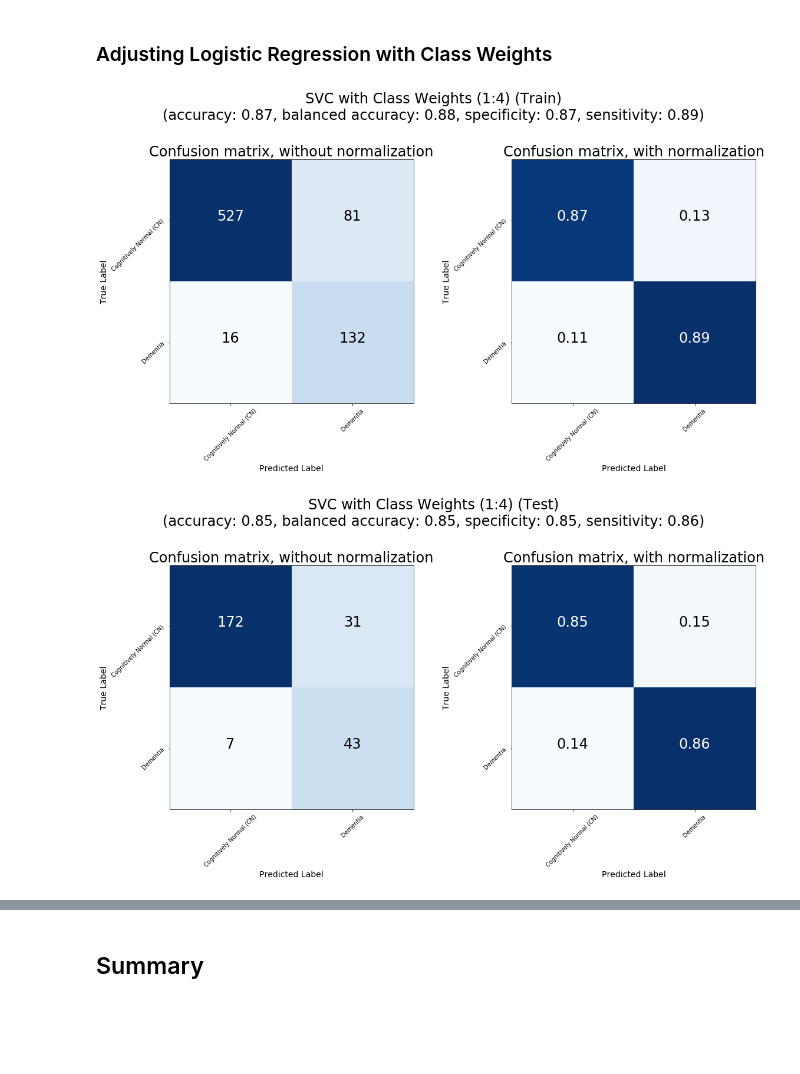
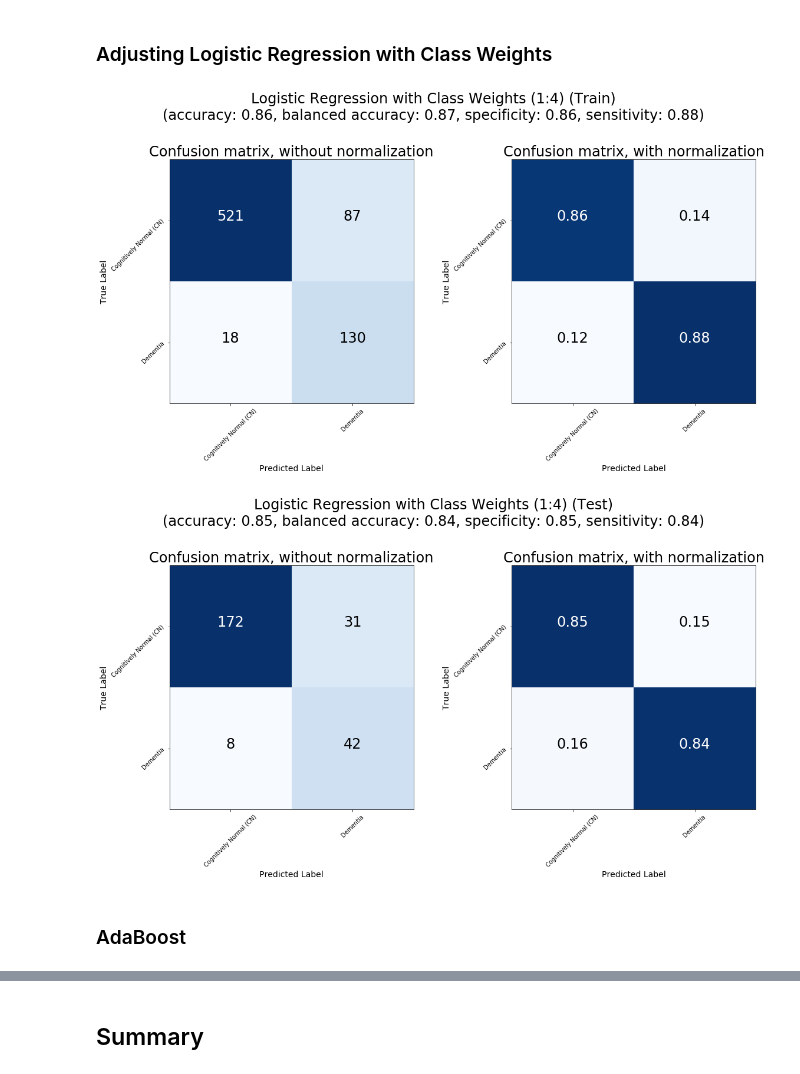
Before and after one commit to rayortigas/2018-CS109A-project-public, a Jupyter notebook: models.ipynb, the cells around one changed output, grey strips where cells are left out. Drawn from its saved outputs; the diff is of its cells as text; code cells hidden in the pictures; blank space fills up the shorter version.

Commit message:
Update models PDF and notebook.

```diff
--- a/models.ipynb
+++ b/models.ipynb
@@ -61,0 +164,2 @@ adni_df = pd.read_csv("../data/ADNIMERGE.csv")
+# %%
+adni_features_from_rna_microarray_eda_df = pd.read_csv("../data/features-from-rna-microarray-eda.csv")
@@ -61,0 +211,2 @@ adni_df = pd.read_csv("../data/ADNIMERGE.csv")
+# %%
+adni_features_from_tomm40_eda_df = pd.read_csv("../data/features-from-tomm40-eda.csv")
@@ -573,7 +736,23 @@ ADNI_PREDICTORS = [
     "WholeBrain",
     "Entorhinal",
     "Fusiform",
-    "MidTemp"
+    "MidTemp",
+
+    "3308",
+    "4203",
+    "4381",
+    "11484",
+    "13711",
+    "16478",
+    "16679",
+    "31790",
+    "32056",
+    "38066",
+    "9989",
+    "21323",
+    "49186",
+    "TOMM40_A1",
+    "TOMM40_A2"
 ]
 
 ADNI_PREDICTORS_TO_DUMMY_ENCODE = [
@@ -601,7 +780,23 @@ ADNI_PREDICTORS_TO_SCALE = [
     "WholeBrain",
     "Entorhinal",
     "Fusiform",
-    "MidTemp"
+    "MidTemp",
+
+    "3308",
+    "4203",
+    "4381",
+    "11484",
+    "13711",
+    "16478",
+    "16679",
+    "31790",
+    "32056",
+    "38066",
+    "9989",
+    "21323",
+    "49186",
+    "TOMM40_A1",
+    "TOMM40_A2"
 ]
 # %% [markdown]
 Now let's create the response vectors and design matrixes for training and test data.
@@ -980,18 +1175,20 @@ plot_model_results(
 # %%
 logreg_weighted_model, logreg_weighted_results_train, logreg_weighted_results_test = \
     create_and_evaluate_model(
         LogisticRegressionCV(
             max_iter=1000,
             class_weight={0: 1, 1: 4},
             scoring="balanced_accuracy"
         ).fit(X_train, y_train),
         X_train,
         y_train,
         X_test,
         y_test
     )
-plot_model_results(logreg_weighted_results_train, "SVC with Class Weights (1:4) (Train)")
-plot_model_results(logreg_weighted_results_test, "SVC with Class Weights (1:4) (Test)")
+plot_model_results(logreg_weighted_results_train, "Logistic Regression with Class Weights (1:4) (Train)")
+plot_model_results(logreg_weighted_results_test, "Logistic Regression with Class Weights (1:4) (Test)")
 # %% [output]
-[figure, old version]
+[figure, new version]
-[figure, old version]
+[figure, new version]
+# %% [markdown]
+### AdaBoost
```
Also changed, not shown: parts of 92 cells of this notebook, 1 other file.
